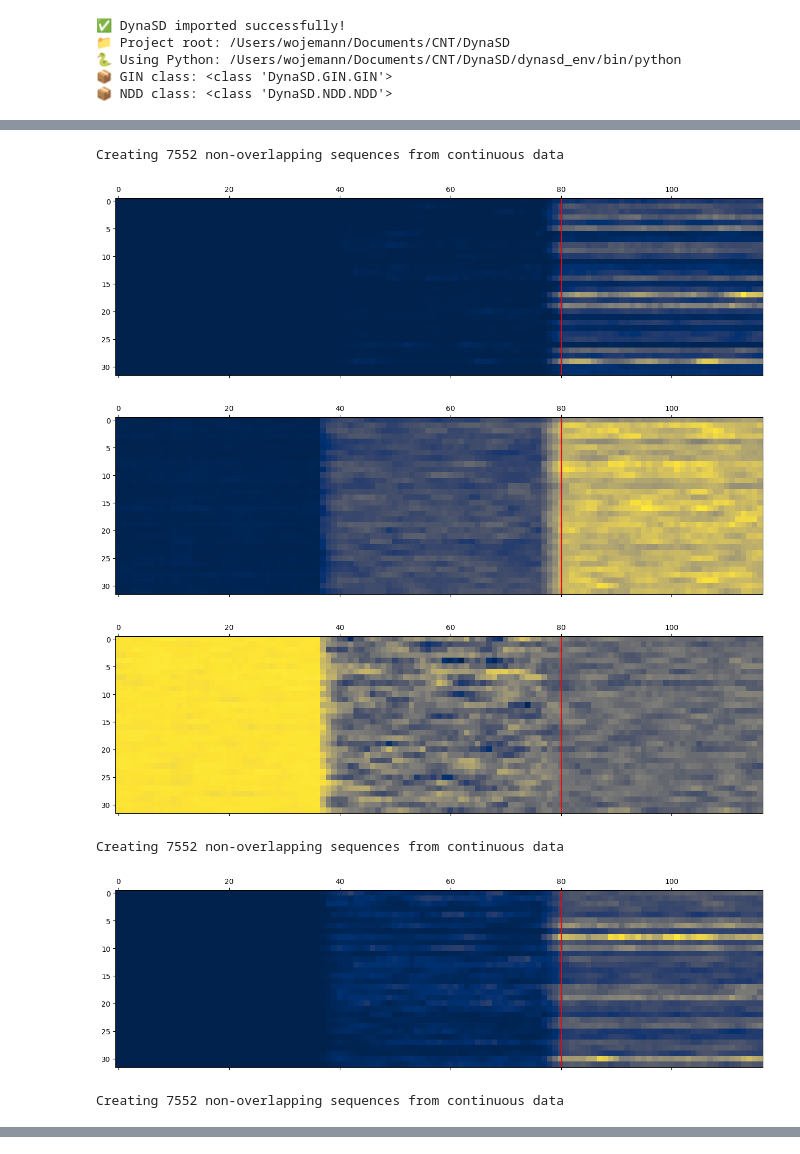
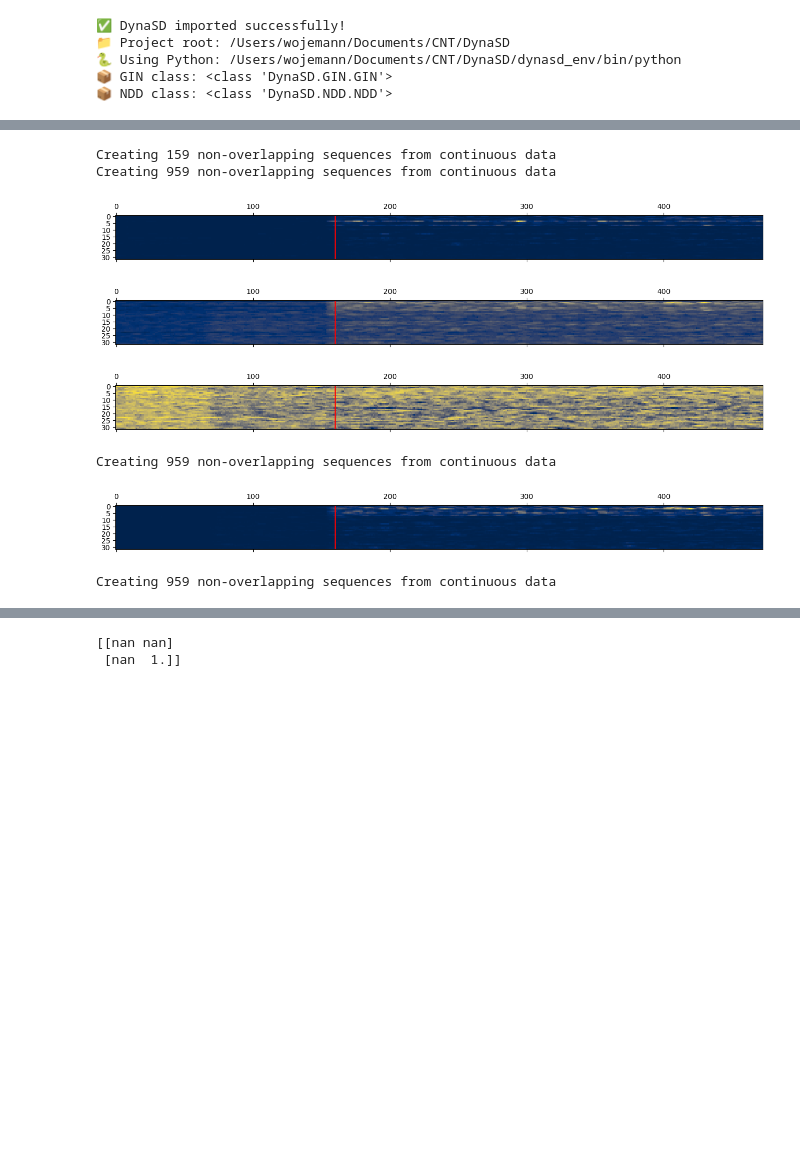
Before and after one commit to wojemann/DynaSD, a Jupyter notebook: examples/test_sim.ipynb, the cells around one changed output, grey strips where cells are left out. Saved outputs shown, nothing was run; the diff lists cells and outputs as text; code cells hidden in the pictures; blank space fills up the shorter version.

```diff
--- a/examples/test_sim.ipynb
+++ b/examples/test_sim.ipynb
@@ -50,7 +49,7 @@ print(f"📦 NDD class: {NDD}")
 fs = 256
 generator = SyntheticSeizureGenerator(fs=fs, random_seed=42)
 
-data,sz_start,sz_end = generator.generate_combined_signal(baseline_duration=20, seizure_duration=10, seizure_type='polyspike', n_channels=32, focal_channels=list(range(8)), transition_duration=0)
+data,sz_start,sz_end = generator.generate_combined_signal(baseline_duration=20, seizure_duration=40, seizure_type='spike_wave', n_channels=32, focal_channels=list(range(8)), transition_duration=0)
 # %%
 from example_utils import plot_iEEG_data
 
@@ -64,10 +63,10 @@ plt.show()
 # %%
-sequence_length = 128
-forecast_length = 1
-# model = GIN(num_epochs=100,batch_size=32,sequence_length = sequence_length,forecast_length=forecast_length,hidden_size=sequence_length*forecast_length*4,early_stopping=True, num_layers=1,lr=0.0005,w_stride=0.25,w_size=1,patience=3)
-# model = LiRNDDA(num_epochs=100,batch_size=32,sequence_length = sequence_length,forecast_length=forecast_length,hidden_size=sequence_length*forecast_length*4,early_stopping=True, num_layers=4,lr=0.0005,w_stride=0.25,w_size=1,patience=3)
+sequence_length = 16
+forecast_length = 16
+# model = GIN(num_epochs=100,batch_size=128,sequence_length = sequence_length,forecast_length=forecast_length,hidden_size=sequence_length*data.shape[1],early_stopping=True, num_layers=1,lr=0.0005,w_stride=0.25,w_size=1,patience=3)
+# model = LiRNDDA(num_epochs=200,batch_size=32,sequence_length = sequence_length,forecast_length=forecast_length,hidden_size=sequence_length*data.shape[1],early_stopping=True, num_layers=1,lr=0.0005,w_stride=0.0625,w_size=1,patience=3)
 
-model = LiNDDA(num_epochs=200,batch_size=32,sequence_length = sequence_length,forecast_length=forecast_length,early_stopping=True,lr=0.0005,w_stride=0.25,w_size=1)
-# model = MINDD(num_epochs=100,batch_size=32,sequence_length = sequence_length,forecast_length=forecast_length,early_stopping=True,lr=0.0005,dropout=0.0,hidden_sizes=[forecast_length*data.shape[1]*2],w_stride=0.25,w_size=1,patience=3)
+model = LiNDDA(num_epochs=200,batch_size=32,sequence_length = sequence_length,forecast_length=forecast_length,early_stopping=True,lr=0.0005,w_stride=0.125,w_size=1,val_split=0.1)
+# model = MINDD(num_epochs=100,batch_size=32,sequence_length = sequence_length,forecast_length=forecast_length,early_stopping=True,lr=0.0001,dropout=0.5,hidden_sizes=[sequence_length*data.shape[1]],w_stride=0.125,w_size=1,patience=3,)
 model.fit(data.iloc[:fs*10,:])
 # %% [output]
@@ -153,13 +105,16 @@ array([1.03949118, 1.21748078, 1.37043667, 1.09249163, 0.79365641,
 # %%
 prob_times = model.get_win_times(len(data))
 onset_idx = np.argmin(np.abs(prob_times-sz_start))//2
+mse,corr = model._get_features(data.iloc[:fs*10+1,:])
+train_idx = len(mse)
+
 ndd = model(data)
 mse = model.mse_df.to_numpy()
 corr = model.corr_df.to_numpy()
 XY = np.concatenate((mse.reshape(mse.shape[0],mse.shape[1],1),corr.reshape(corr.shape[0],corr.shape[1],1)),axis=2).transpose(1,0,2)
 # XY = mse.reshape(mse.shape[0],mse.shape[1],1).transpose(1,0,2)
-X = XY[:,:onset_idx,:]
-Y = XY[:,onset_idx:,:]
+X = XY[:,train_idx:train_idx+20,:]
+Y = XY[:,train_idx+20:,:]
 
 mahalanobis = np.zeros(corr[:,:].shape)
 for i in range(X.shape[0]):
@@ -172,40 +127,42 @@ for i in range(X.shape[0]):
     mahalanobis[:,i] = np.sum(ri * ri, axis=0) * (x.shape[0] - 1)
 
 for mat in [mahalanobis,mse,corr]:
     plt.matshow(mat.T)
     # plt.colorbar()
     plt.axvline(x=onset_idx*2,color='r')
     plt.show()
 ndd = model(data)
 plt.matshow(ndd.T)
 plt.axvline(x=onset_idx*2,color='r')
 plt.show()
 
 x = model.predict(data)
 plot_iEEG_data(pd.DataFrame(x,columns=data.columns).loc[np.isnan(x).sum(axis=1)==0,:],fs=fs)
 plot_iEEG_data(data,fs=fs)
 plt.show()
-
-sns.histplot((data['Ch01'][10*fs:20*fs],x[10*fs:20*fs,0]))
-plt.show()
+print(np.corrcoef(x.reshape(1,-1),data.to_numpy().reshape(1,-1)))
 s = 5*fs
 plt.subplot(1,3,1)
 plt.plot(data.loc[s:s+512,['Ch01']].values)
 plt.plot(x[s:s+512,0])
 s = 15*fs
 plt.subplot(1,3,2)
 plt.plot(data.loc[s:s+512,['Ch01']].values)
 plt.plot(x[s:s+512,0])
 s = 20*fs
 plt.subplot(1,3,3)
 plt.plot(data.loc[s:s+512,['Ch01']].values)
 plt.plot(x[s:s+512,0])
 plt.show()
+
+sns.histplot((data['Ch01'][10*fs:20*fs],pd.DataFrame(x,columns=data.columns+'_pred').loc[10*fs:20*fs,'Ch01_pred']))
+plt.show()
 # %% [output]
-Creating 7552 non-overlapping sequences from continuous data
+Creating 159 non-overlapping sequences from continuous data
+Creating 959 non-overlapping sequences from continuous data
-[figure, old version]
+[figure, new version]
-[figure, old version]
+[figure, new version]
-[figure, old version]
+[figure, new version]
-Creating 7552 non-overlapping sequences from continuous data
+Creating 959 non-overlapping sequences from continuous data
-[figure, old version]
+[figure, new version]
-Creating 7552 non-overlapping sequences from continuous data
+Creating 959 non-overlapping sequences from continuous data
@@ -213,0 +171,2 @@ Creating 7552 non-overlapping sequences from continuous data
+[[nan nan]
+ [nan  1.]]
```
Also changed, not shown: parts of 13 cells of this notebook, 6 other files.
